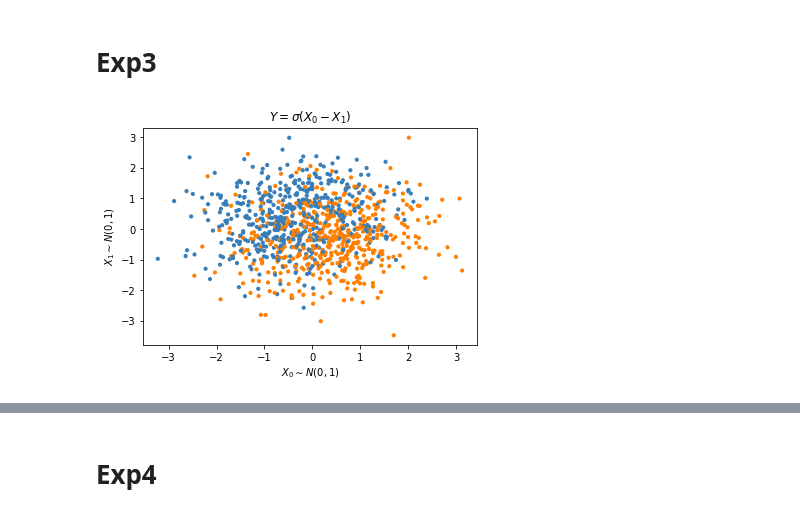
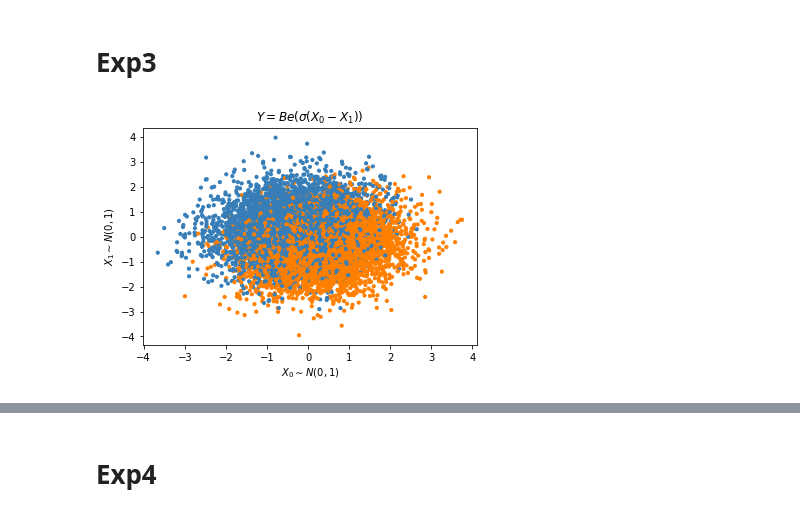
Before and after one commit to YiwenLu-yiwen/PhD, a Jupyter notebook: Trees/Experiment_result_analysis.ipynb, the cells around one changed output, grey strips where cells are left out. Saved outputs shown, nothing was run; the diff lists cells and outputs as text; code cells hidden in the pictures.

```diff
--- a/Trees/Experiment_result_analysis.ipynb
+++ b/Trees/Experiment_result_analysis.ipynb
@@ -50,15 +52,15 @@ plotDf(exp2files, exp2path, 'Experiment2')
 # %% [markdown]
 # Exp3
 # %%
-x, y = dataGenerator2d(n=1000, irr=0, types='no structure').fit()
+x, y = dataGenerator2d(n=10000, irr=0, types='no structure').fit()
 colors = np.array(['#377eb8', '#ff7f00'])
 plt.scatter(x['X0'], x['X1'], s=10, color=colors[y])
 plt.xlabel('$X_0 \sim N(0,1)$')
 plt.ylabel('$X_1 \sim N(0,1)$')
-plt.title('$Y=\sigma(X_0 - X_1)$')
+plt.title('$Y=Be(\sigma(X_0 - X_1))$')
 plt.savefig('Exp3_example' + '.pdf', bbox_inches='tight', pad_inches=0)
 # %% [output]
-[figure, old version]
+[figure, new version]
 # %%
 exp3path = 'output/Experiment3/'
 exp3files = [f for f in listdir(exp3path) if isfile(join(exp3path, f)) and f != '.DS_Store']
```
Also changed, not shown: parts of 23 cells of this notebook, 6 other files.
